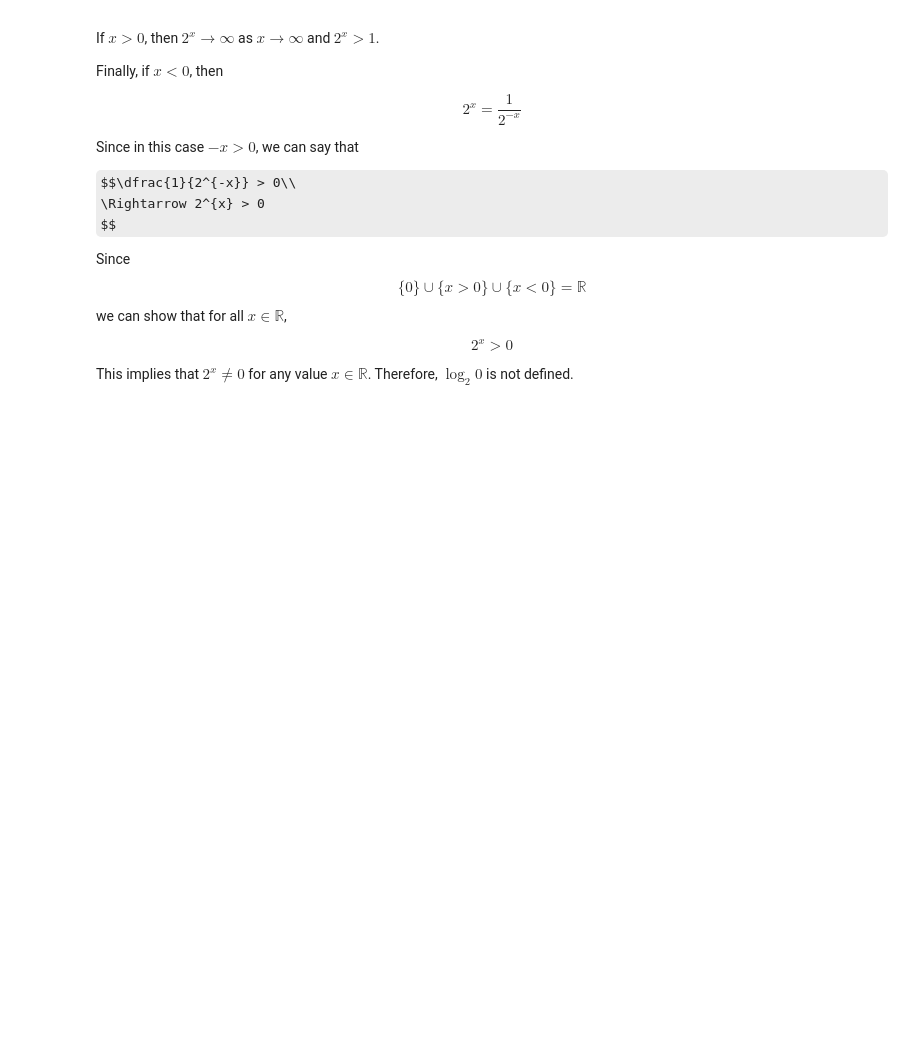
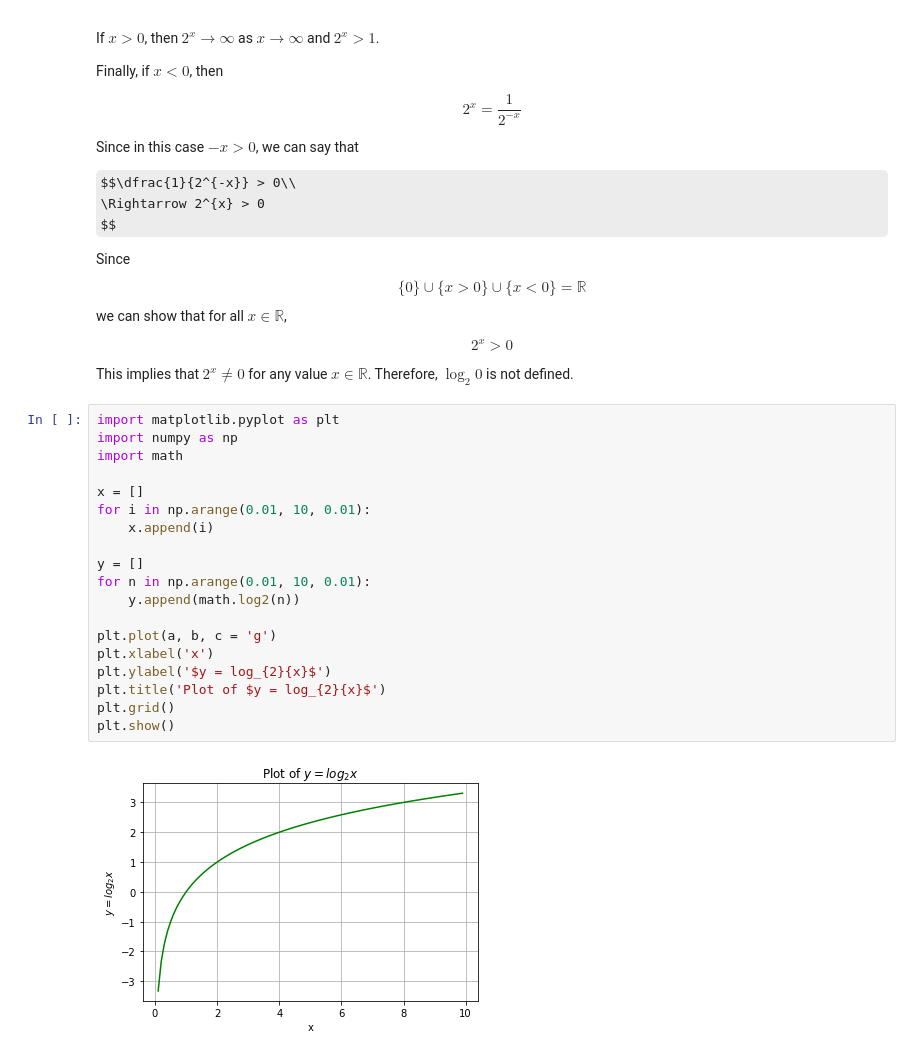
Before and after one commit to dreapadoir/FundDA, a Jupyter notebook: Information.ipynb, the cells around one changed output. Saved outputs shown, nothing was run; the diff lists cells and outputs as text; some formulas as TeX source; blank space fills up the shorter version.

Commit message:
added plot to Exercise 2

```diff
--- a/Information.ipynb
+++ b/Information.ipynb
@@ -195,3 +195,24 @@ $$
 $$
 
 This implies that $2^{x} \neq 0$ for any value $x \in \mathbb{R}$. Therefore, $\log_{2}{0}$ is not defined.
+# %%
+import matplotlib.pyplot as plt
+import numpy as np
+import math
+
+x = []
+for i in np.arange(0.01, 10, 0.01):
+    x.append(i)
+
+y = []
+for n in np.arange(0.01, 10, 0.01):
+    y.append(math.log2(n))
+
+plt.plot(a, b, c = 'g')
+plt.xlabel('x')
+plt.ylabel('$y = log_{2}{x}$')
+plt.title('Plot of $y = log_{2}{x}$')
+plt.grid()
+plt.show()
+# %% [output]
+[figure, added]
```
Also changed, not shown: parts of 1 cell of this notebook.
